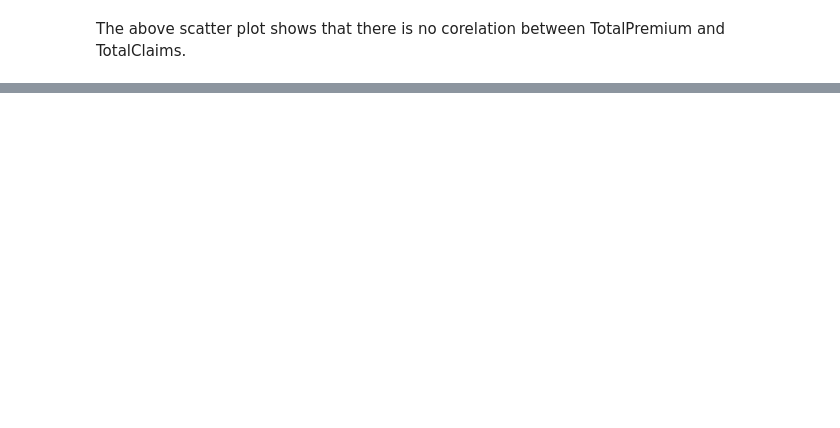
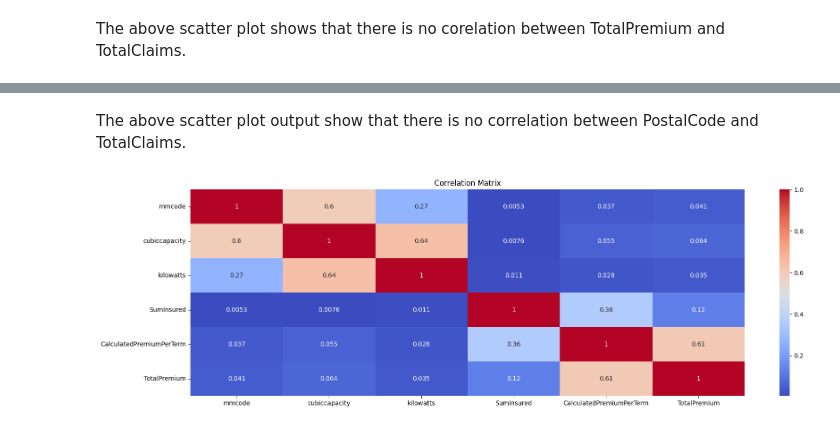
Before and after one commit to der-bew/ACIS_predictive_analysis, a Jupyter notebook: notebooks/EDA.ipynb, the cells around one changed output, grey strips where cells are left out. Drawn from its saved outputs; the diff is of its cells as text; code cells hidden in the pictures; blank space fills up the shorter version.

```diff
--- a/notebooks/EDA.ipynb
+++ b/notebooks/EDA.ipynb
@@ -194,0 +204,8 @@ visualizer.plot_boxplot(clean_acis_df, 'TotalPremium', 'PostalCode')
+# %% [markdown]
+The above scatter plot output show that there is no correlation between PostalCode and TotalClaims.
+# %%
+# Heatmap plot
+num_df = clean_acis_df.select_dtypes(include=['Float64']).drop(['Cylinders', 'NumberOfDoors', 'TotalClaims'], axis=1)
+visualizer.correlation_matrix(num_df)
+# %% [output]
+[figure, added]
```
Also changed, not shown: parts of 12 cells of this notebook, 1 other file.
